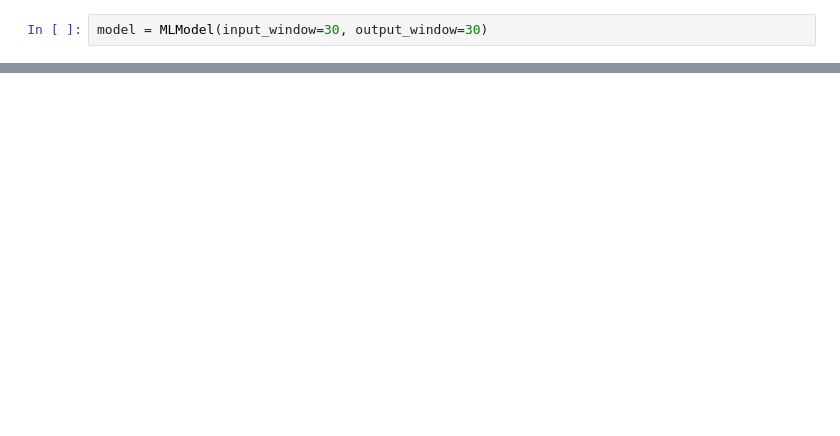
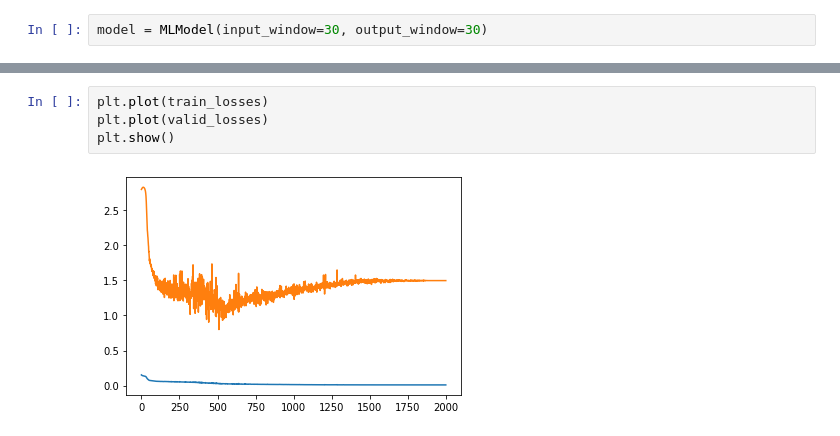
Before and after one commit to RohanM/covid-futures, a Jupyter notebook: notebooks/train-model.ipynb, the cells around one changed output, grey strips where cells are left out. Cells and saved outputs as stored; diff of their text form; blank space fills up the shorter version.

```diff
--- a/notebooks/train-model.ipynb
+++ b/notebooks/train-model.ipynb
@@ -20,0 +54,6 @@ plt.show()
+# %%
+plt.plot(train_losses)
+plt.plot(valid_losses)
+plt.show()
+# %% [output]
+[figure, added]
```
Also changed, not shown: parts of 30 cells of this notebook, 9 other files.
